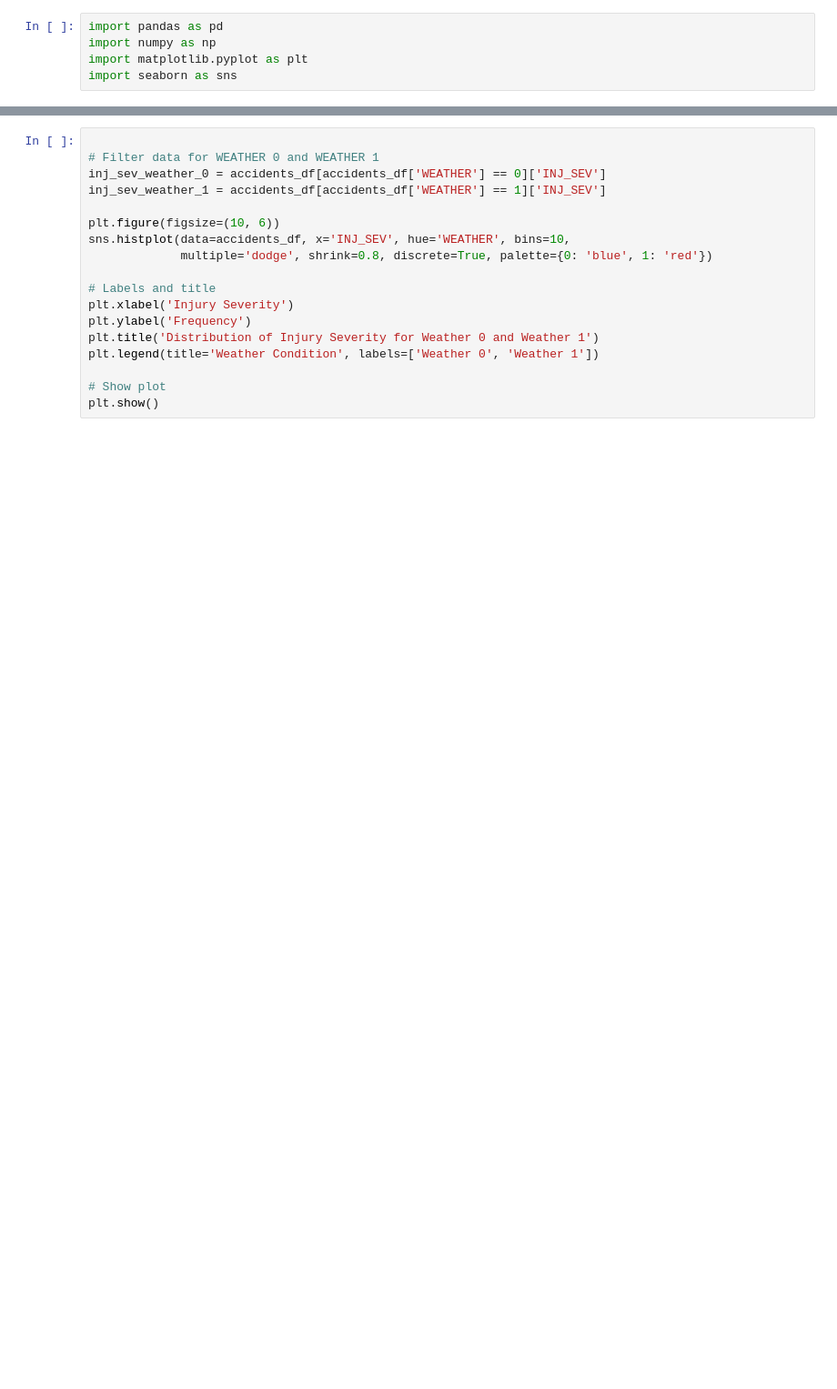
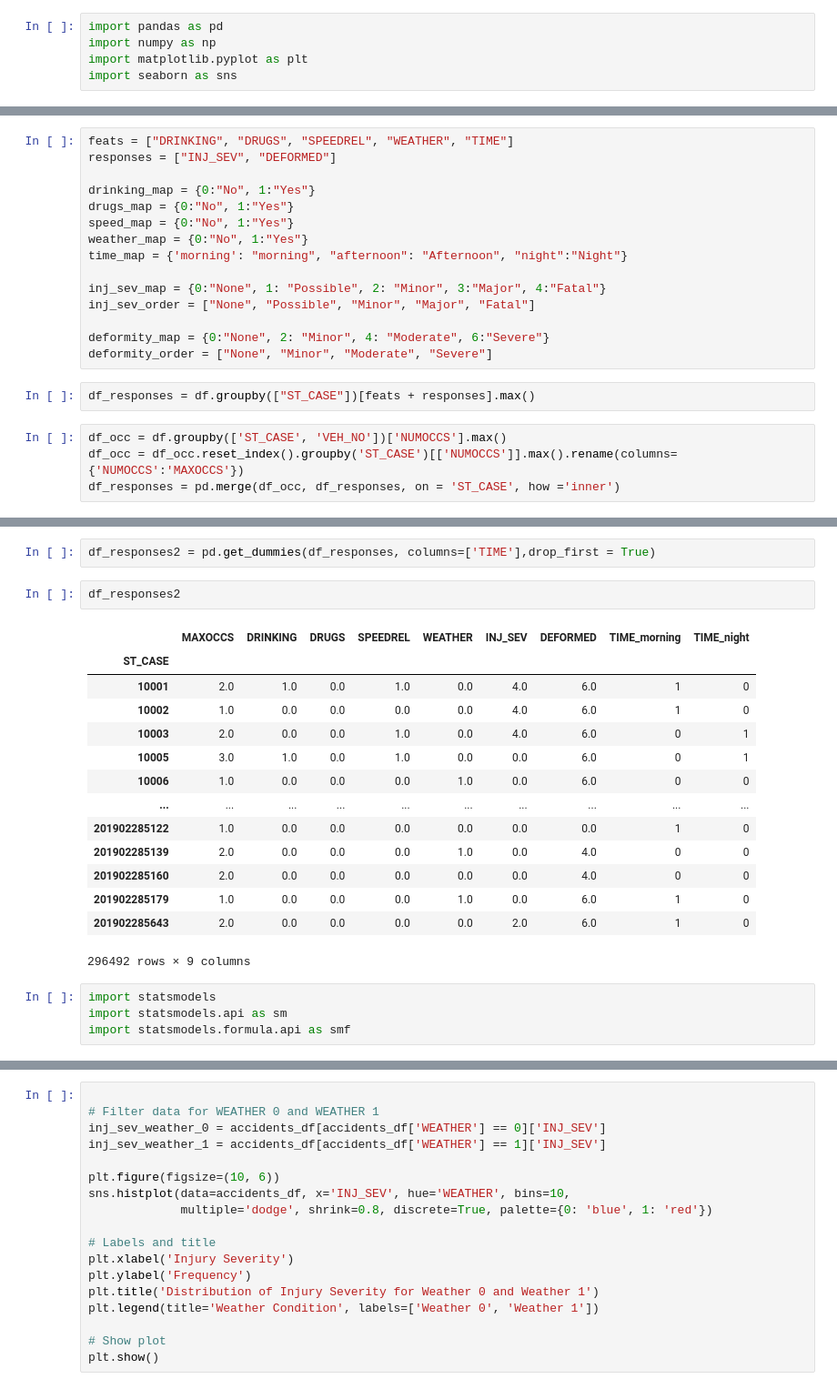
Before and after one commit to LMY014/Math189-Project, a Jupyter notebook: Arshia_EDA.ipynb, the cells around one changed output, grey strips where cells are left out. Shown: that part at 91% size. Drawn from its saved outputs; the diff is of its cells as text; blank space fills up the shorter version.

```diff
--- a/Arshia_EDA.ipynb
+++ b/Arshia_EDA.ipynb
@@ -25,0 +51,21 @@ Index(['ST_CASE', 'VEH_NO', 'PER_NO', 'AGE', 'GENDER', 'YEAR', 'PER_TYP',
+# %%
+feats = ["DRINKING", "DRUGS", "SPEEDREL", "WEATHER", "TIME"]
+responses = ["INJ_SEV", "DEFORMED"]
+
+drinking_map = {0:"No", 1:"Yes"}
+drugs_map = {0:"No", 1:"Yes"}
+speed_map = {0:"No", 1:"Yes"}
+weather_map = {0:"No", 1:"Yes"}
+time_map = {'morning': "morning", "afternoon": "Afternoon", "night":"Night"}
+
+inj_sev_map = {0:"None", 1: "Possible", 2: "Minor", 3:"Major", 4:"Fatal"}
+inj_sev_order = ["None", "Possible", "Minor", "Major", "Fatal"]
+
+deformity_map = {0:"None", 2: "Minor", 4: "Moderate", 6:"Severe"}
+deformity_order = ["None", "Minor", "Moderate", "Severe"]
+# %%
+df_responses = df.groupby(["ST_CASE"])[feats + responses].max()
+# %%
+df_occ = df.groupby(['ST_CASE', 'VEH_NO'])['NUMOCCS'].max()
+df_occ = df_occ.reset_index().groupby('ST_CASE')[['NUMOCCS']].max().rename(columns= {'NUMOCCS':'MAXOCCS'})
+df_responses = pd.merge(df_occ, df_responses, on = 'ST_CASE', how ='inner')
@@ -25,0 +87,23 @@ Index(['ST_CASE', 'VEH_NO', 'PER_NO', 'AGE', 'GENDER', 'YEAR', 'PER_TYP',
+# %%
+df_responses2 = pd.get_dummies(df_responses, columns=['TIME'],drop_first = True)
+# %%
+df_responses2
+# %% [output]
+|  | MAXOCCS | DRINKING | DRUGS | SPEEDREL | WEATHER | INJ_SEV | DEFORMED | TIME_morning | TIME_night |
+| ST_CASE |  |  |  |  |  |  |  |  |  |
+| 10001 | 2.0 | 1.0 | 0.0 | 1.0 | 0.0 | 4.0 | 6.0 | 1 | 0 |
+| 10002 | 1.0 | 0.0 | 0.0 | 0.0 | 0.0 | 4.0 | 6.0 | 1 | 0 |
+| 10003 | 2.0 | 0.0 | 0.0 | 1.0 | 0.0 | 4.0 | 6.0 | 0 | 1 |
+| 10005 | 3.0 | 1.0 | 0.0 | 1.0 | 0.0 | 0.0 | 6.0 | 0 | 1 |
+| 10006 | 1.0 | 0.0 | 0.0 | 0.0 | 1.0 | 0.0 | 6.0 | 0 | 0 |
+| ... | ... | ... | ... | ... | ... | ... | ... | ... | ... |
+| 201902285122 | 1.0 | 0.0 | 0.0 | 0.0 | 0.0 | 0.0 | 0.0 | 1 | 0 |
+| 201902285139 | 2.0 | 0.0 | 0.0 | 0.0 | 1.0 | 0.0 | 4.0 | 0 | 0 |
+| 201902285160 | 2.0 | 0.0 | 0.0 | 0.0 | 0.0 | 0.0 | 4.0 | 0 | 0 |
+| 201902285179 | 1.0 | 0.0 | 0.0 | 0.0 | 1.0 | 0.0 | 6.0 | 1 | 0 |
+| 201902285643 | 2.0 | 0.0 | 0.0 | 0.0 | 0.0 | 2.0 | 6.0 | 1 | 0 |
+296492 rows × 9 columns
+# %%
+import statsmodels
+import statsmodels.api as sm
+import statsmodels.formula.api as smf
```
Also changed, not shown: parts of 12 cells of this notebook.
